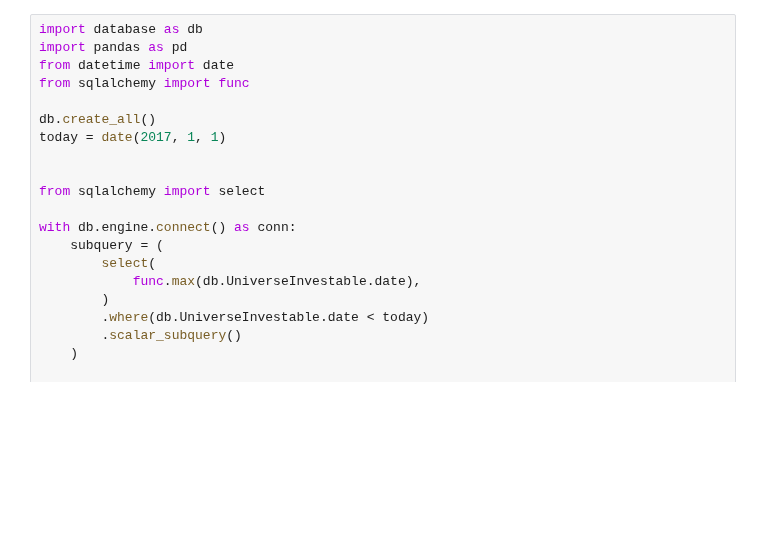
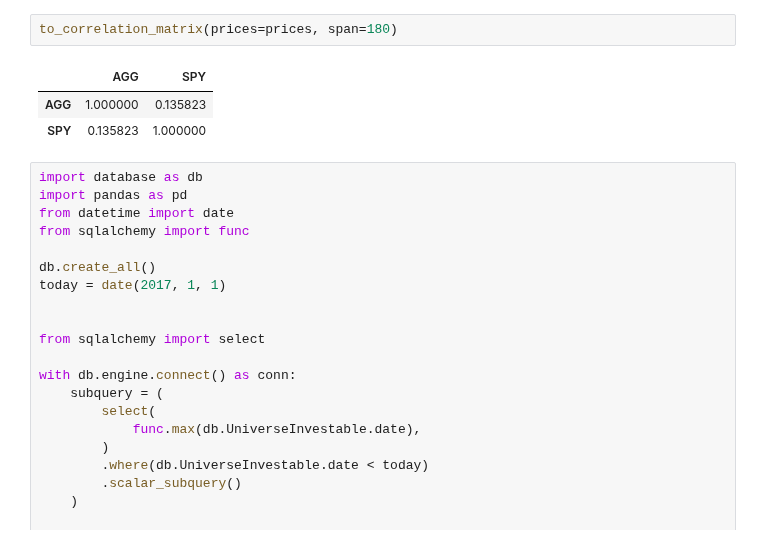
Before and after one commit to HTF1125/RobertLab, a Jupyter notebook: src/test.ipynb, the cells around one changed output. Saved outputs shown, nothing was run; the diff lists cells and outputs as text; blank space fills up the shorter version.

```diff
--- a/src/test.ipynb
+++ b/src/test.ipynb
@@ -284,3 +117,9 @@ dtype: float64
+# %%
+to_correlation_matrix(prices=prices, span=180)
+# %% [output]
+|  | AGG | SPY |
+| AGG | 1.000000 | 0.135823 |
+| SPY | 0.135823 | 1.000000 |
 # %%
 import database as db
 import pandas as pd
```
Also changed, not shown: parts of 10 cells of this notebook, 1 other file.
